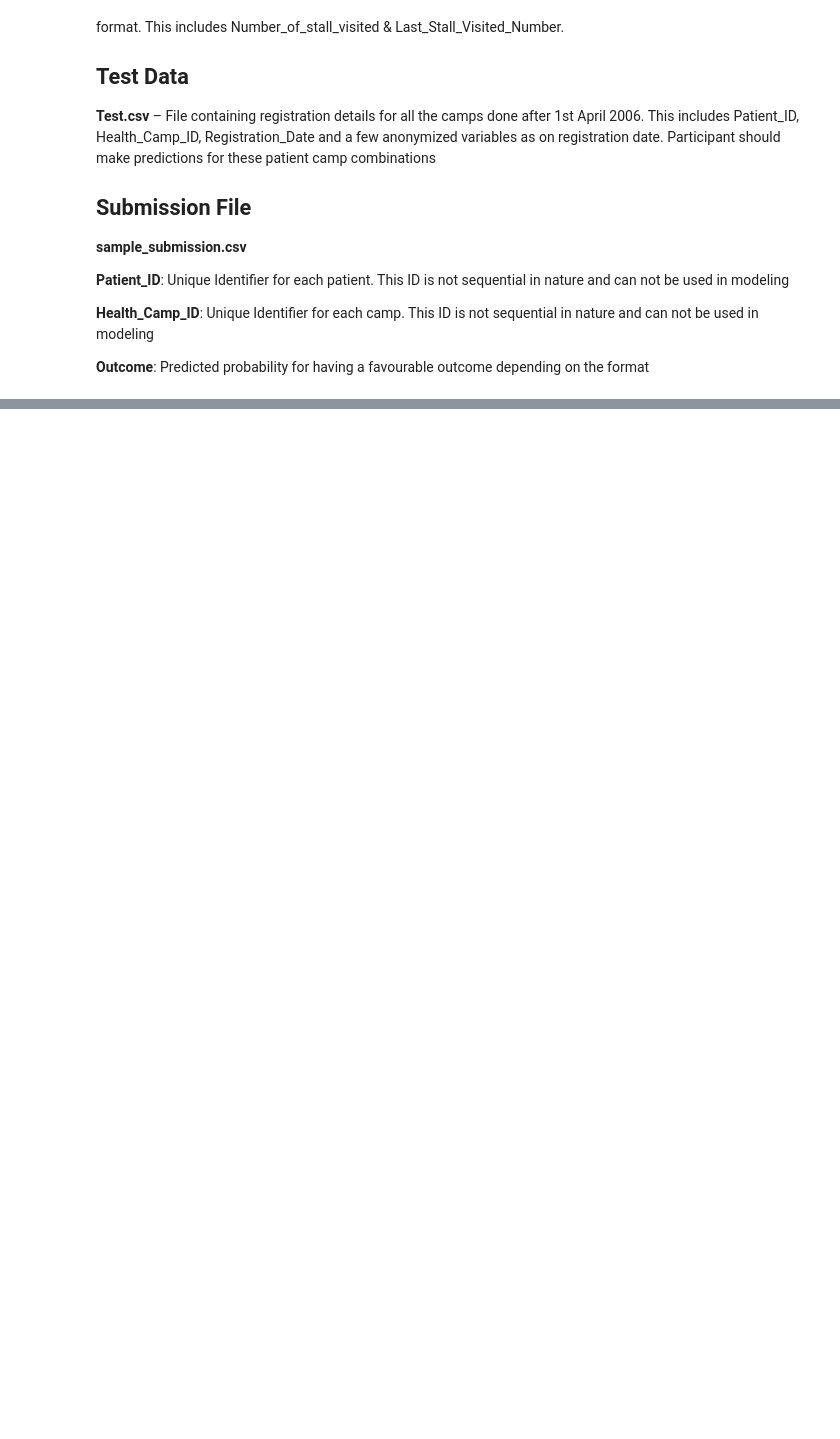
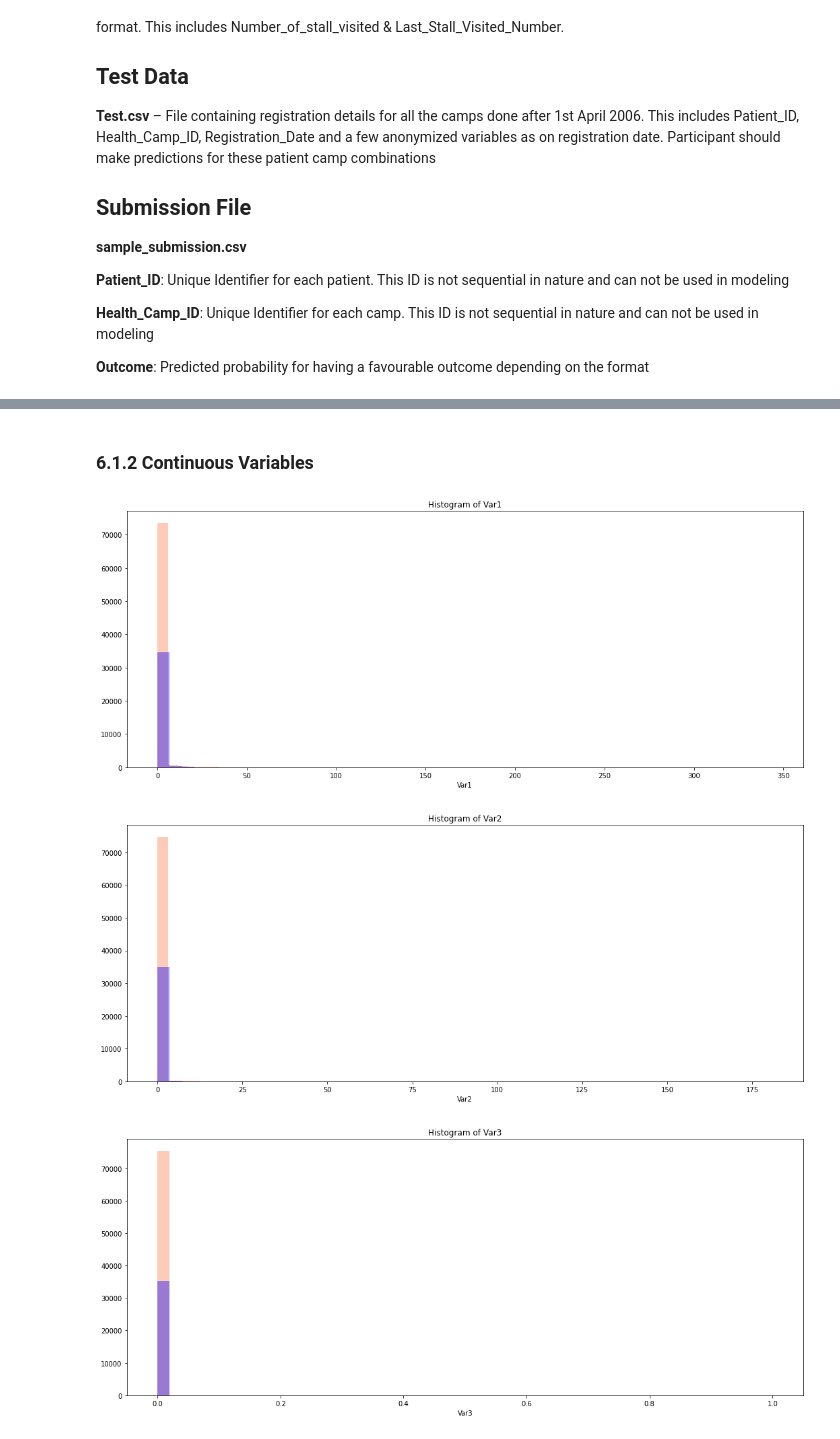
Before and after one commit to teja275/Janatahack-Healthcare-Analytics, a Jupyter notebook: Notebooks/Data Exploration.ipynb, the cells around one changed output, grey strips where cells are left out. Drawn from its saved outputs; the diff is of its cells as text; code cells hidden in the pictures; blank space fills up the shorter version.

```diff
--- a/Notebooks/Data Exploration.ipynb
+++ b/Notebooks/Data Exploration.ipynb
@@ -92,0 +233,15 @@ Submission data has 35249 rows & 3 columns
+# %%
+ID1 = 'Patient_ID'
+ID2 = 'Health_Camp_ID'
+target = 'Outcome'
+
+plot_dir = "../plots"
+
+os.makedirs(plot_dir, exist_ok=True)
+os.makedirs(f"{plot_dir}/univariate", exist_ok=True)
+os.makedirs(f"{plot_dir}/bivariate", exist_ok=True)
+os.makedirs(f"{plot_dir}/pair_plot", exist_ok=True)
+# %%
+ignore = ['Registration_Date', 'Donation', 'Health_Score', 'camp1_merge_ind', 'Health Score', 'camp2_merge_ind',
+          'Number_of_stall_visited', 'Last_Stall_Visited_Number', 'camp3_merge_ind', 'Camp_Start_Date',
+          'Camp_End_Date', 'healthcamp_merge_ind', 'First_Interaction', 'patient_merge_ind']
@@ -92,0 +281,14 @@ Submission data has 35249 rows & 3 columns
+# %% [markdown]
+### 6.1.2 Continuous Variables
+# %%
+for col in train_final_data.columns:
+    if (col not in ignore) and (col not in list((ID1, ID2, target))) and (col not in discrete_vars):
+        plt.figure(figsize=(18,7))
+        g1 = sns.distplot(train_final_data[col], color = 'coral', kde=False)
+        g2 = sns.distplot(test_final_data[col], color = 'blue', kde=False)
+        g2.set_title(f"Histogram of {col}")
+        plt.savefig(f"../plots/univariate/with_{col}.png", dpi=300)
+# %% [output]
+[figure, added]
+[figure, added]
+[figure, added]
```
Also changed, not shown: parts of 36 cells of this notebook.
